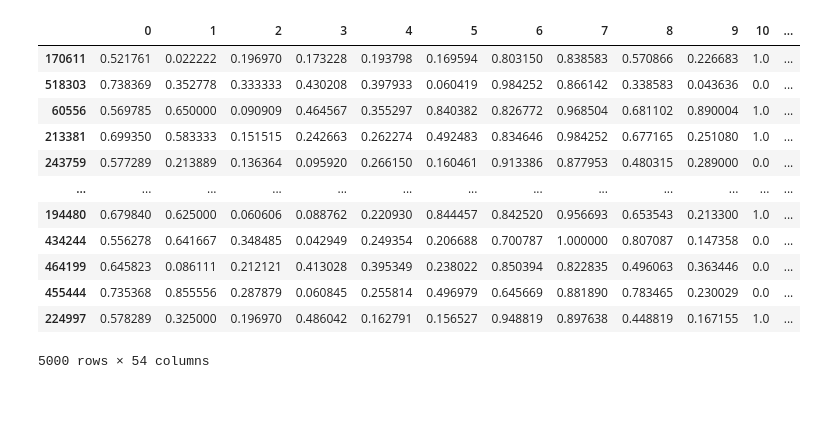
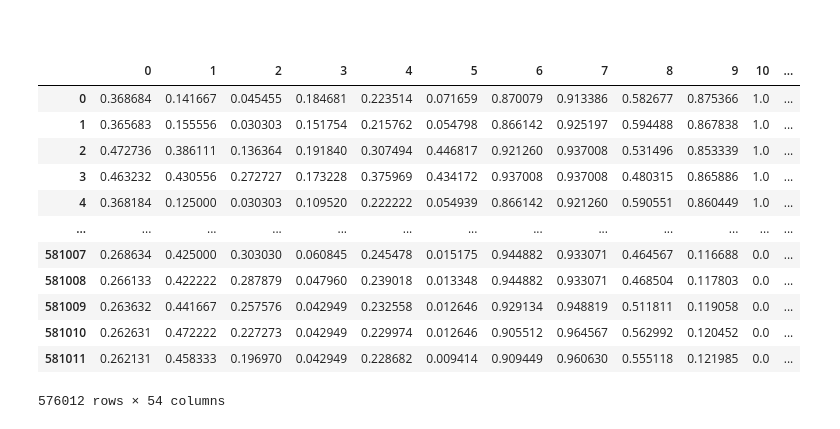
Before and after one commit to justintheyang/novelsearch_icml, a Jupyter notebook: ICML.ipynb, the cells around one changed output. Drawn from its saved outputs; the diff is of its cells as text; code cells hidden in the pictures; blank space fills up the shorter version.

```diff
--- a/ICML.ipynb
+++ b/ICML.ipynb
@@ -524,6 +447,8 @@ column_trans = make_column_transformer((OneHotEncoder(handle_unknown='ignore'),
 logreg = LogisticRegression()
 pipe = make_pipeline(column_trans, logreg)
 cross_val_score(pipe, X, y, cv=10, scoring='f1')
+# %% [markdown]
+<br>
 # %%
 for i in range 3:
     run_classifiers()
@@ -551,22 +476,22 @@ def draw_samples(data, n = 5000):
     X_test, Y_test = test.iloc[:, :-1], test.iloc[:, -1]
 
     return X_train, Y_train, X_test, Y_test
-# %%
-X_train
-# %% [output]
-|  | 0 | 1 | 2 | 3 | 4 | 5 | 6 | 7 | 8 | 9 | 10 | ... |
-| 170611 | 0.521761 | 0.022222 | 0.196970 | 0.173228 | 0.193798 | 0.169594 | 0.803150 | 0.838583 | 0.570866 | 0.226683 | 1.0 | ... |
-| 518303 | 0.738369 | 0.352778 | 0.333333 | 0.430208 | 0.397933 | 0.060419 | 0.984252 | 0.866142 | 0.338583 | 0.043636 | 0.0 | ... |
-| 60556 | 0.569785 | 0.650000 | 0.090909 | 0.464567 | 0.355297 | 0.840382 | 0.826772 | 0.968504 | 0.681102 | 0.890004 | 1.0 | ... |
-| 213381 | 0.699350 | 0.583333 | 0.151515 | 0.242663 | 0.262274 | 0.492483 | 0.834646 | 0.984252 | 0.677165 | 0.251080 | 1.0 | ... |
-| 243759 | 0.577289 | 0.213889 | 0.136364 | 0.095920 | 0.266150 | 0.160461 | 0.913386 | 0.877953 | 0.480315 | 0.289000 | 0.0 | ... |
-| ... | ... | ... | ... | ... | ... | ... | ... | ... | ... | ... | ... | ... |
-| 194480 | 0.679840 | 0.625000 | 0.060606 | 0.088762 | 0.220930 | 0.844457 | 0.842520 | 0.956693 | 0.653543 | 0.213300 | 1.0 | ... |
-| 434244 | 0.556278 | 0.641667 | 0.348485 | 0.042949 | 0.249354 | 0.206688 | 0.700787 | 1.000000 | 0.807087 | 0.147358 | 0.0 | ... |
-| 464199 | 0.645823 | 0.086111 | 0.212121 | 0.413028 | 0.395349 | 0.238022 | 0.850394 | 0.822835 | 0.496063 | 0.363446 | 0.0 | ... |
-| 455444 | 0.735368 | 0.855556 | 0.287879 | 0.060845 | 0.255814 | 0.496979 | 0.645669 | 0.881890 | 0.783465 | 0.230029 | 0.0 | ... |
-| 224997 | 0.578289 | 0.325000 | 0.196970 | 0.486042 | 0.162791 | 0.156527 | 0.948819 | 0.897638 | 0.448819 | 0.167155 | 1.0 | ... |
-5000 rows × 54 columns
+# %%
+X_test
+# %% [output]
+|  | 0 | 1 | 2 | 3 | 4 | 5 | 6 | 7 | 8 | 9 | 10 | ... |
+| 0 | 0.368684 | 0.141667 | 0.045455 | 0.184681 | 0.223514 | 0.071659 | 0.870079 | 0.913386 | 0.582677 | 0.875366 | 1.0 | ... |
+| 1 | 0.365683 | 0.155556 | 0.030303 | 0.151754 | 0.215762 | 0.054798 | 0.866142 | 0.925197 | 0.594488 | 0.867838 | 1.0 | ... |
+| 2 | 0.472736 | 0.386111 | 0.136364 | 0.191840 | 0.307494 | 0.446817 | 0.921260 | 0.937008 | 0.531496 | 0.853339 | 1.0 | ... |
+| 3 | 0.463232 | 0.430556 | 0.272727 | 0.173228 | 0.375969 | 0.434172 | 0.937008 | 0.937008 | 0.480315 | 0.865886 | 1.0 | ... |
+| 4 | 0.368184 | 0.125000 | 0.030303 | 0.109520 | 0.222222 | 0.054939 | 0.866142 | 0.921260 | 0.590551 | 0.860449 | 1.0 | ... |
+| ... | ... | ... | ... | ... | ... | ... | ... | ... | ... | ... | ... | ... |
+| 581007 | 0.268634 | 0.425000 | 0.303030 | 0.060845 | 0.245478 | 0.015175 | 0.944882 | 0.933071 | 0.464567 | 0.116688 | 0.0 | ... |
+| 581008 | 0.266133 | 0.422222 | 0.287879 | 0.047960 | 0.239018 | 0.013348 | 0.944882 | 0.933071 | 0.468504 | 0.117803 | 0.0 | ... |
+| 581009 | 0.263632 | 0.441667 | 0.257576 | 0.042949 | 0.232558 | 0.012646 | 0.929134 | 0.948819 | 0.511811 | 0.119058 | 0.0 | ... |
+| 581010 | 0.262631 | 0.472222 | 0.227273 | 0.042949 | 0.229974 | 0.012646 | 0.905512 | 0.964567 | 0.562992 | 0.120452 | 0.0 | ... |
+| 581011 | 0.262131 | 0.458333 | 0.196970 | 0.042949 | 0.228682 | 0.009414 | 0.909449 | 0.960630 | 0.555118 | 0.121985 | 0.0 | ... |
+576012 rows × 54 columns
 # %%
 X_train, Y_train, X_test, Y_test = draw_samples(covtype_df)
 # %%
```
Also changed, not shown: parts of 32 cells of this notebook, 2 other files.
